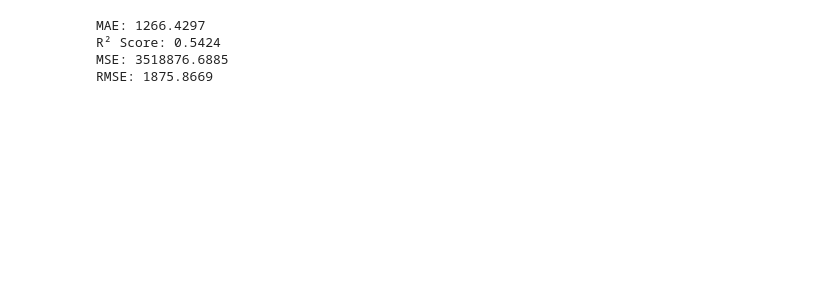
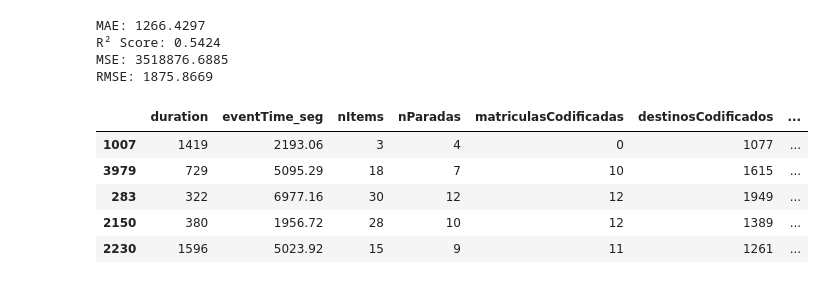
Before and after one commit to LijunZhou000/APSELogisticSimulator-main, a Jupyter notebook: entregaAPSE.ipynb, the cells around one changed output. Drawn from its saved outputs; the diff is of its cells as text; code cells hidden in the pictures; blank space fills up the shorter version.

```diff
--- a/entregaAPSE.ipynb
+++ b/entregaAPSE.ipynb
@@ -179,5 +193,10 @@ encoder = LabelEncoder()
+# %%
+encoderMatriculas = LabelEncoder()
+encoderLugar = LabelEncoder()
+# encoderDestinos = LabelEncoder()
+# encoderOrigenes = LabelEncoder()
 # %%
-tiempoViaje["matriculasCodificadas"] = pd.Series(encoder.fit_transform(tiempoViaje.truck_id))
+tiempoViaje["matriculasCodificadas"] = pd.Series(encoderMatriculas.fit_transform(tiempoViaje.truck_id))
 # %%
-tiempoViaje["destinosCodificados"] = pd.Series(encoder.fit_transform(tiempoViaje.destination))
-tiempoViaje["origenesCodificados"] = pd.Series(encoder.fit_transform(tiempoViaje.origin))
+tiempoViaje["destinosCodificados"] = pd.Series(encoderLugar.fit_transform(tiempoViaje.destination))
+tiempoViaje["origenesCodificados"] = pd.Series(encoderLugar.fit_transform(tiempoViaje.origin))
@@ -282,0 +338,9 @@ RMSE: 1875.8669
+# %%
+X.sample(5)
+# %% [output]
+|  | duration | eventTime_seg | nItems | nParadas | matriculasCodificadas | destinosCodificados | ... |
+| 1007 | 1419 | 2193.06 | 3 | 4 | 0 | 1077 | ... |
+| 3979 | 729 | 5095.29 | 18 | 7 | 10 | 1615 | ... |
+| 283 | 322 | 6977.16 | 30 | 12 | 12 | 1949 | ... |
+| 2150 | 380 | 1956.72 | 28 | 10 | 12 | 1389 | ... |
+| 2230 | 1596 | 5023.92 | 15 | 9 | 11 | 1261 | ... |
```
Also changed, not shown: parts of 10 cells of this notebook, 12 other files.
